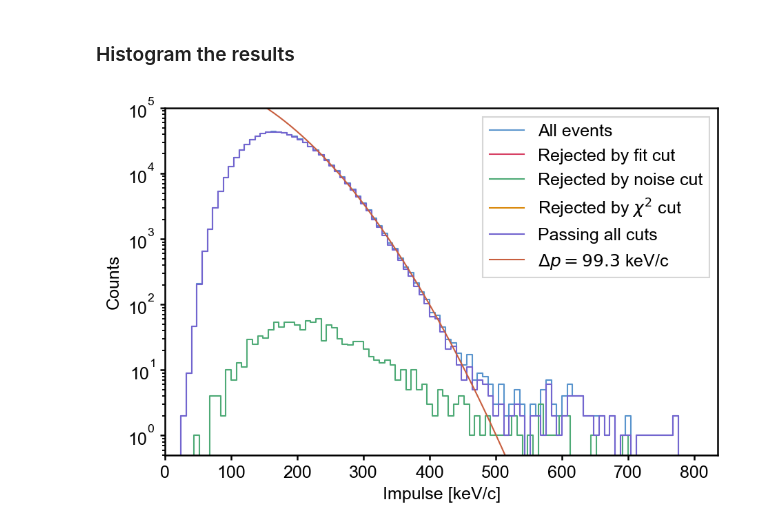
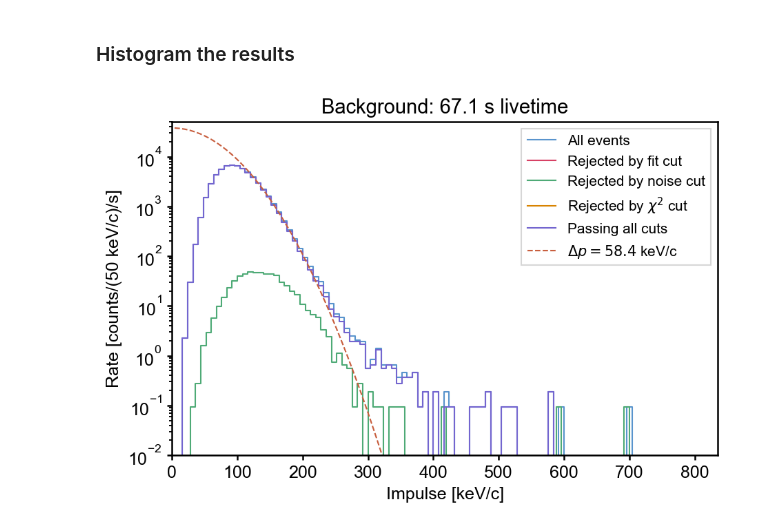
Before and after one commit to clarkehardy/nanospheres, a Jupyter notebook: impulse_search.ipynb, the cells around one changed output. Saved outputs shown, nothing was run; the diff lists cells and outputs as text; code cells hidden in the pictures.

```diff
--- a/impulse_search.ipynb
+++ b/impulse_search.ipynb
@@ -74,7 +67,7 @@ template:         [-0.009432399836590633, -0.012439446477647524, -0.018127937203
 # %% [markdown]
 ### List the background datasets
 # %%
-base_path = f'{drive_path}/gas_collisions/background_data/sphere_{sphere_date}/'
+base_path = f'{drive_path}/gas_collisions/{data_type}_data/sphere_{sphere_date}/'
 
 folders = glob(base_path + '*')
 
@@ -160,13 +149,14 @@ ax.legend(loc='upper right')
 # %% [markdown]
 ### Cut based on goodness of fit
 # %%
-z_cut = 1
+chi2_cut = 1.
+
+# z_cut = 1
 ndof = len(template) - 1
-alpha = (1 - stats.norm.cdf(z_cut))*2
-
-pvals = 1. - stats.chi2.cdf(nd.chi2, df=ndof)
-chi2_cut = np.zeros(nd.chi2.shape, dtype=bool)
-chi2_cut[pvals > alpha] = True
+# alpha = (1 - stats.norm.cdf(z_cut))*2
+# pvals = 1. - stats.chi2.cdf(nd.chi2, df=ndof)
+chi2_mask = np.zeros(nd.chi2.shape, dtype=bool)
+chi2_mask[nd.chi2 > chi2_cut] = True
 # %%
 fig, ax = plt.subplots(figsize=(6, 4), layout='constrained')
 bins_y = np.linspace(0, 300, 200)
@@ -199,37 +189,49 @@ fig.colorbar(h[3], ax=ax, label='Counts', pad=0.01)
 # %%
 bin_edges = np.linspace(0, 800, 101)
 
 counts_all, _ = np.histogram(nd.impulses, bins=bin_edges)
-counts_acc, _ = np.histogram(nd.impulses[chi2_cut & noise_cut], bins=bin_edges)
+counts_acc, _ = np.histogram(nd.impulses[chi2_mask & noise_mask], bins=bin_edges)
 
 bins = (bin_edges[1:] + bin_edges[:-1])/2.
+bin_width = bin_edges[1] - bin_edges[0]  # keV/c per bin
+
+# Compute total observation time: number of search windows * search window duration
+total_time = len(nd.impulses) * nd.search_window  # seconds
+
+# Scale to rate per 50 keV/c per second
+scale_factor = (50. / bin_width) / total_time
+rate_all = counts_all * scale_factor
+rate_acc = counts_acc * scale_factor
 
 ppb = len(nd.impulses)/len(bins)
 exp = np.floor(np.log10(ppb))
-coeff = 5*np.ceil(ppb/10**exp)
+coeff = 7*np.ceil(ppb/10**exp)
 
 fit_ind = int(1.5*np.argmax(counts_all))
 
 def half_gaus(x, A, sigma):
     return A*np.exp(-x**2/2/sigma**2)
 
-p, _ = curve_fit(half_gaus, bins[fit_ind:], counts_acc[fit_ind:], p0=(ppb, np.std(nd.impulses[~np.isnan(nd.impulses)])))
+p, _ = curve_fit(half_gaus, bins[fit_ind:], rate_acc[fit_ind:], p0=(rate_acc.max(), np.std(nd.impulses[~np.isnan(nd.impulses)])))
 
 fig, ax = plt.subplots(figsize=(6, 4), layout='constrained')
-ax.step(bins, counts_all, where='mid', label='All events')
-ax.step(bins, np.histogram(nd.impulses[~res_cut], bins=bin_edges)[0], label='Rejected by fit cut')
-ax.step(bins, np.histogram(nd.impulses[~noise_cut & res_cut], bins=bin_edges)[0], label='Rejected by noise cut')
-ax.step(bins, np.histogram(nd.impulses[~chi2_cut & noise_cut & ~res_cut], bins=bin_edges)[0], label=r'Rejected by $\chi^2$ cut')
-ax.step(bins, counts_acc, where='mid', label='Passing all cuts')
-ax.plot(bins, half_gaus(bins, *p), label='$\\Delta p={:.1f}$ keV/c'.format(np.abs(p[1])))
+ax.step(bins, rate_all, where='mid', label='All events')
+ax.step(bins, np.histogram(nd.impulses[~res_mask], bins=bin_edges)[0] * scale_factor, label='Rejected by fit cut')
+ax.step(bins, np.histogram(nd.impulses[~noise_mask & res_mask], bins=bin_edges)[0] * scale_factor, label='Rejected by noise cut')
+ax.step(bins, np.histogram(nd.impulses[~chi2_mask & noise_mask & ~res_mask], bins=bin_edges)[0] * scale_factor, label=r'Rejected by $\chi^2$ cut')
+ax.step(bins, rate_acc, where='mid', label='Passing all cuts')
+ax.plot(bins, half_gaus(bins, *p), '--', label='$\\Delta p={:.1f}$ keV/c'.format(np.abs(p[1])))
 ax.set_xlim([0, 1.05*np.amax(bins)])
-ax.set_ylim([5e-1, coeff*10**exp])
+ax.set_ylim([1e-2, 5e4])
 ax.set_xlabel('Impulse [keV/c]')
-ax.set_ylabel('Counts')
+ax.set_ylabel('Rate [counts/(50 keV/c)/s]')
 ax.set_yscale('log')
 ax.legend()
+ax.set_title('Background: {:.1f} s livetime'.format(total_time))
 
-counts_bkg = np.copy(counts_acc)
-imp_spec_bkg = np.copy(bins)
+if data_type == 'background':
+    rate_bkg = np.copy(rate_acc)
+    imp_spec_bkg = np.copy(bins)
+    total_time_bkg = total_time
 # %% [output]
-[figure, old version]
+[figure, new version]
```
Also changed, not shown: parts of 8 cells of this notebook, 4 other files.
